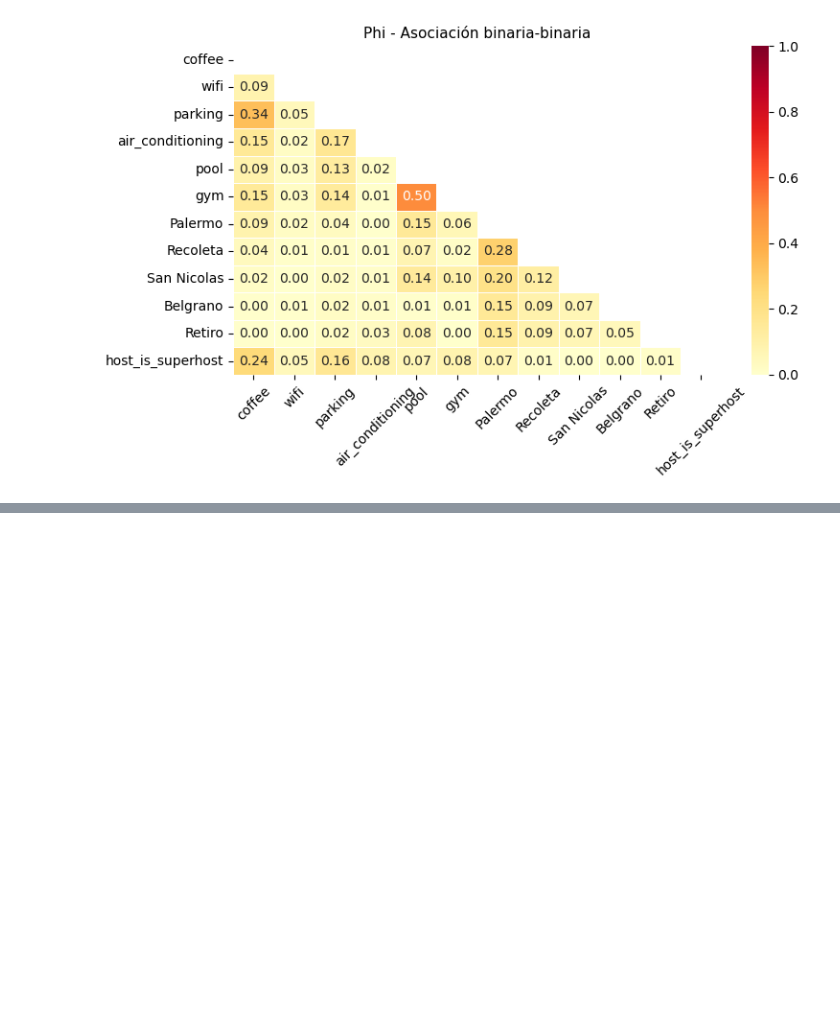
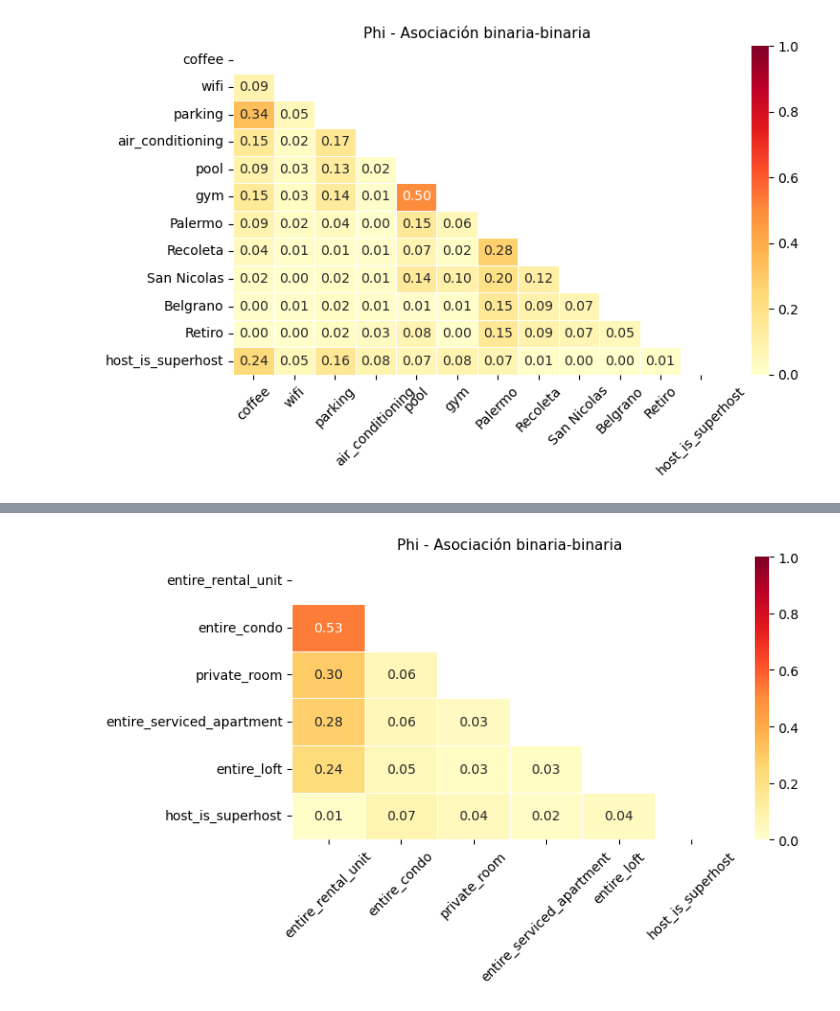
Before and after one commit to gonza29811/TP-analisis-de-datos, a Jupyter notebook: AirBnB_ds_completo.ipynb, the cells around one changed output, grey strips where cells are left out. Saved outputs shown, nothing was run; the diff lists cells and outputs as text; code cells hidden in the pictures; blank space fills up the shorter version.

Commit message:
PT_ds_completo EDA terminado
EDA terminado y listo para procesamiento de datos

```diff
--- a/AirBnB_ds_completo.ipynb
+++ b/AirBnB_ds_completo.ipynb
@@ -586,0 +567,9 @@ Vemos asociacion muy debil entre cafe y parking con superhost ya nada con los ba
+# %%
+df4_3 = df4_2
+df4_3["entire_rental_unit"] = df4_2["property_type"].str.contains("Entire rental unit", case=False, na=False).astype(int)
+df4_3["entire_condo"] = df4_3["property_type"].str.contains("Entire condo", case=False, na=False).astype(int)
+df4_3["private_room"] = df4_3["property_type"].str.contains("Private room in rental unit", case=False, na=False).astype(int)
+df4_3["entire_serviced_apartment"] = df4_3["property_type"].str.contains("Entire serviced apartment", case=False, na=False).astype(int)
+df4_3["entire_loft"] = df4_3["property_type"].str.contains("Entire loft", case=False, na=False).astype(int)
+df4_3 = df4_3.drop(columns=['property_type'])
+df4_3.head()
@@ -586,0 +583,29 @@ Vemos asociacion muy debil entre cafe y parking con superhost ya nada con los ba
+# %%
+binarias = ['entire_rental_unit', 'entire_condo', 'private_room', 'entire_serviced_apartment', 'entire_loft', 'host_is_superhost']
+phi_mat = pd.DataFrame(index=binarias, columns=binarias, dtype=float)
+
+for c1 in binarias:
+    for c2 in binarias:
+        if c1 == c2:
+            phi_mat.loc[c1, c2] = 1.0
+        else:
+            mask = df4_3[c1].notna() & df4_3[c2].notna()
+            x = df4_3.loc[mask, c1]
+            y = df4_3.loc[mask, c2]
+            phi_mat.loc[c1, c2] = phi(x, y)
+
+# Máscara para mostrar solo la mitad inferior de la matriz
+mask_upper = np.triu(np.ones_like(phi_mat, dtype=bool))
+
+# Graficamos el heatmap
+fig, ax = plt.subplots(figsize=(8, 5))
+sns.heatmap(phi_mat.astype(float), annot=True, fmt=".2f", cmap="YlOrRd",
+            vmin=0, vmax=1, linewidths=0.5,
+            mask=mask_upper, ax=ax)
+
+ax.set_title("Phi - Asociación binaria-binaria", fontsize=11)
+ax.tick_params(axis='x', rotation=45)
+plt.tight_layout()
+plt.show()
+# %% [output]
+[figure, added]
```
Also changed, not shown: parts of 18 cells of this notebook.
